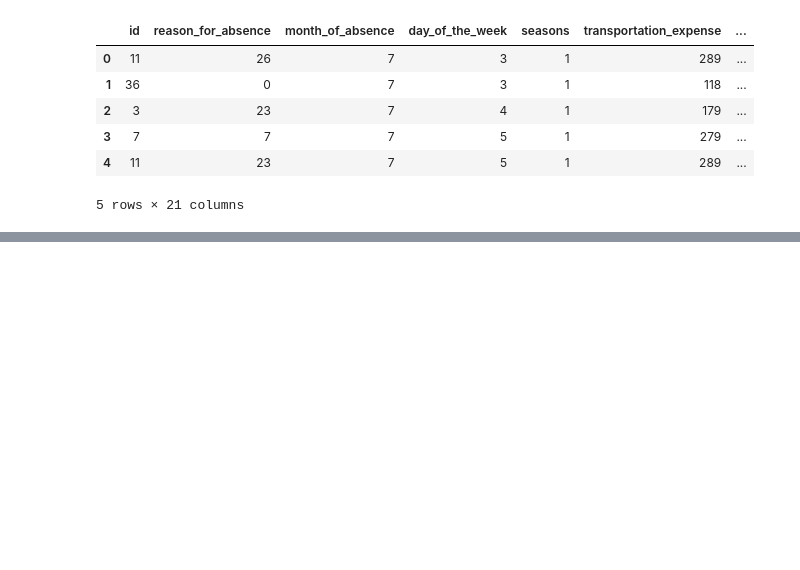
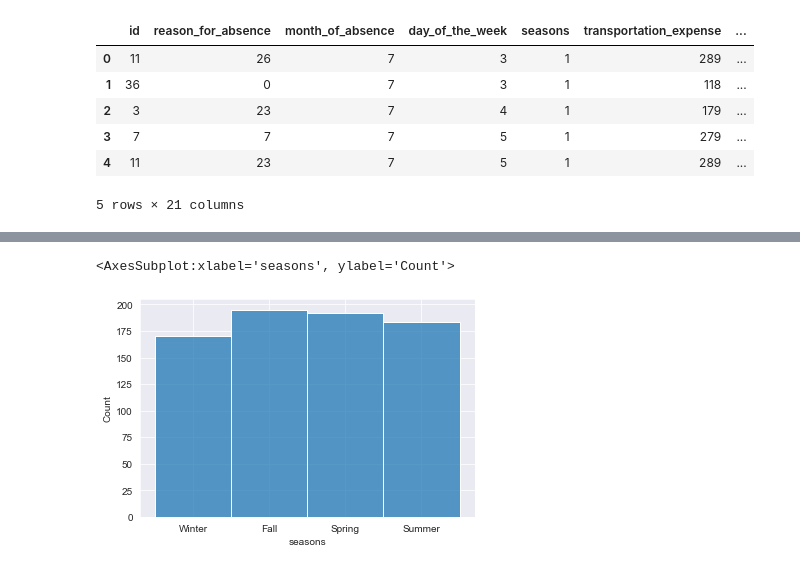
Before and after one commit to kevinbarry7/python, a Jupyter notebook: absentee.ipynb, the cells around one changed output, grey strips where cells are left out. Drawn from its saved outputs; the diff is of its cells as text; code cells hidden in the pictures; blank space fills up the shorter version.

```diff
--- a/absentee.ipynb
+++ b/absentee.ipynb
@@ -33,0 +148,5 @@ df.head()
+# %%
+sns.histplot(df.seasons)
+# %% [output]
+<AxesSubplot:xlabel='seasons', ylabel='Count'>
+[figure, added]
```
Also changed, not shown: parts of 15 cells of this notebook.
